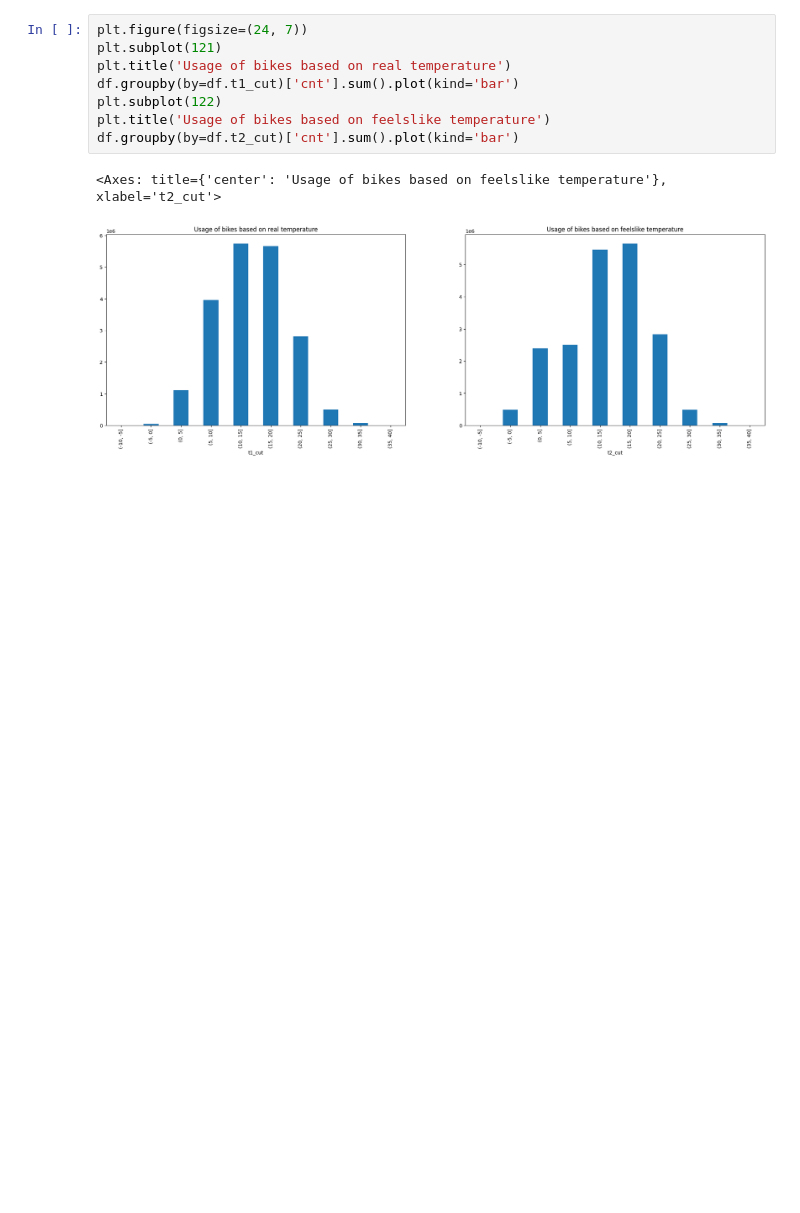
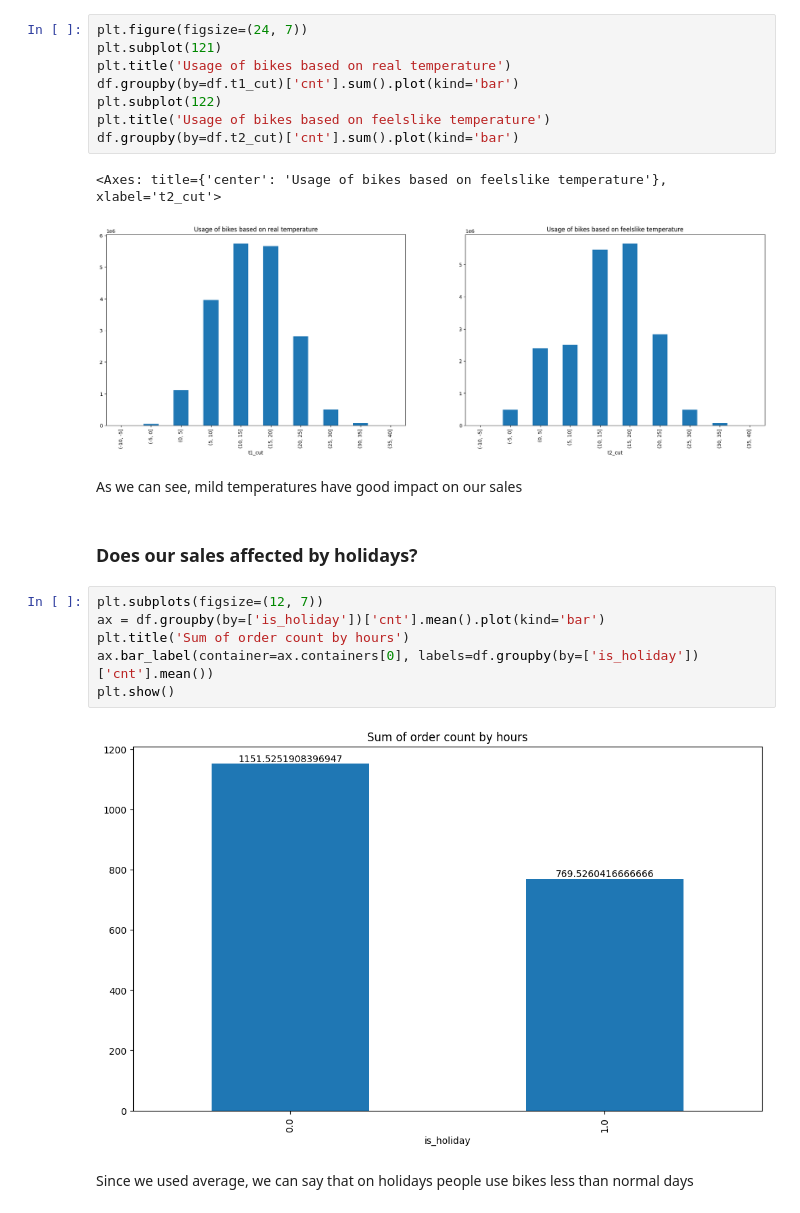
Before and after one commit to databyhuseyn/DataAnalysis, a Jupyter notebook: Bike_Sharing_Data_Analysis.ipynb, the cells around one changed output. Cells and saved outputs as stored; diff of their text form; blank space fills up the shorter version.

```diff
--- a/Bike_Sharing_Data_Analysis.ipynb
+++ b/Bike_Sharing_Data_Analysis.ipynb
@@ -273,3 +286,17 @@ df.groupby(by=df.t2_cut)['cnt'].sum().plot(kind='bar')
 # %% [output]
 <Axes: title={'center': 'Usage of bikes based on feelslike temperature'}, xlabel='t2_cut'>
 [figure]
+# %% [markdown]
+As we can see, mild temperatures have good impact on our sales
+# %% [markdown]
+### Does our sales affected by holidays?
+# %%
+plt.subplots(figsize=(12, 7))
+ax = df.groupby(by=['is_holiday'])['cnt'].mean().plot(kind='bar')
+plt.title('Sum of order count by hours')
+ax.bar_label(container=ax.containers[0], labels=df.groupby(by=['is_holiday'])['cnt'].mean())
+plt.show()
+# %% [output]
+[figure, added]
+# %% [markdown]
+Since we used average, we can say that on holidays people use bikes less than normal days
```
Also changed, not shown: parts of 4 cells of this notebook.
